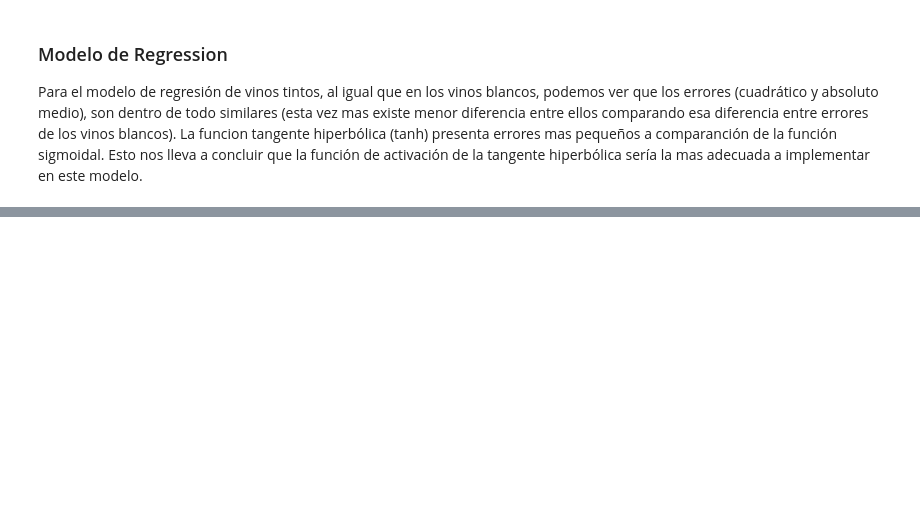
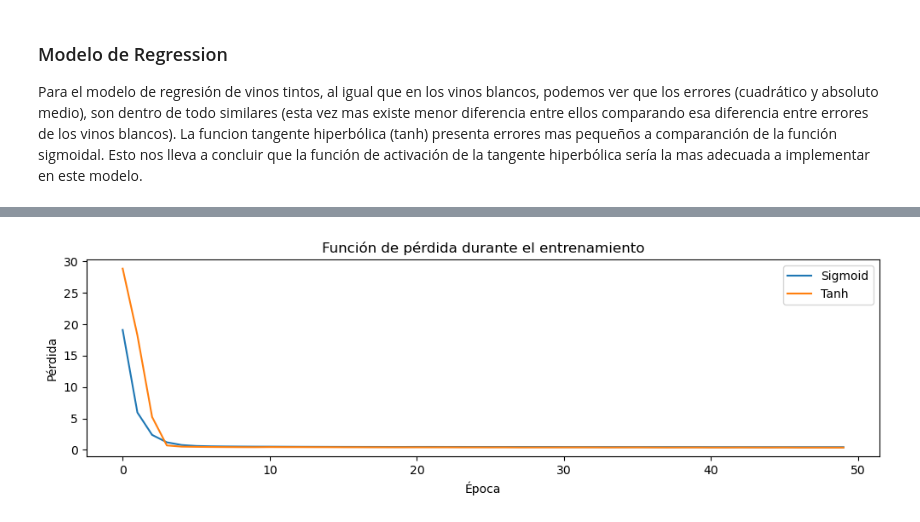
Before and after one commit to AmandaFlores7/LAB4-IA, a Jupyter notebook: lab_v4.ipynb, the cells around one changed output, grey strips where cells are left out. Cells and saved outputs as stored; diff of their text form; code cells hidden in the pictures; blank space fills up the shorter version.

```diff
--- a/lab_v4.ipynb
+++ b/lab_v4.ipynb
@@ -241,0 +385,4 @@ tabla_comparative(reg_sigmoide, reg_tanh, "MSE", "MAE")
+# %%
+grafica_reg(reg_sigmoide, reg_tanh)
+# %% [output]
+[figure, added]
```
Also changed, not shown: parts of 23 cells of this notebook.
